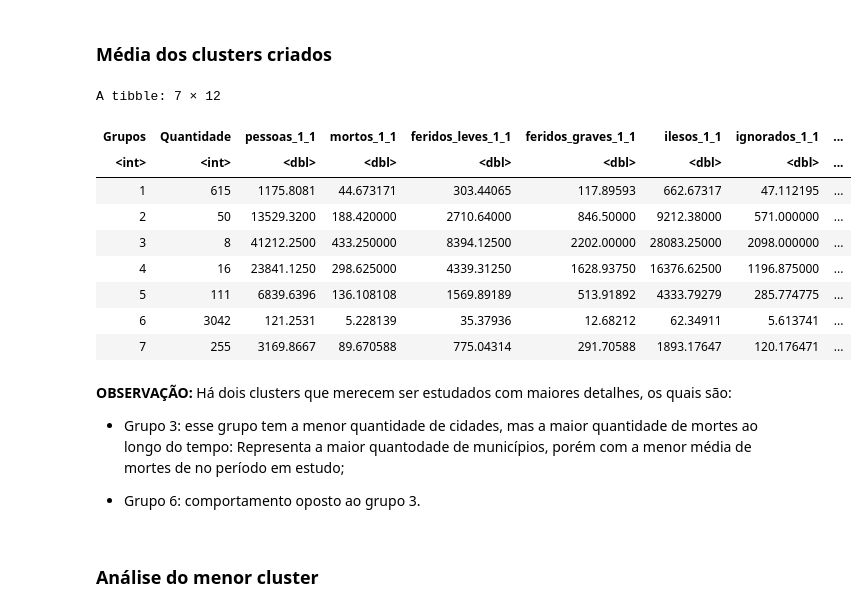
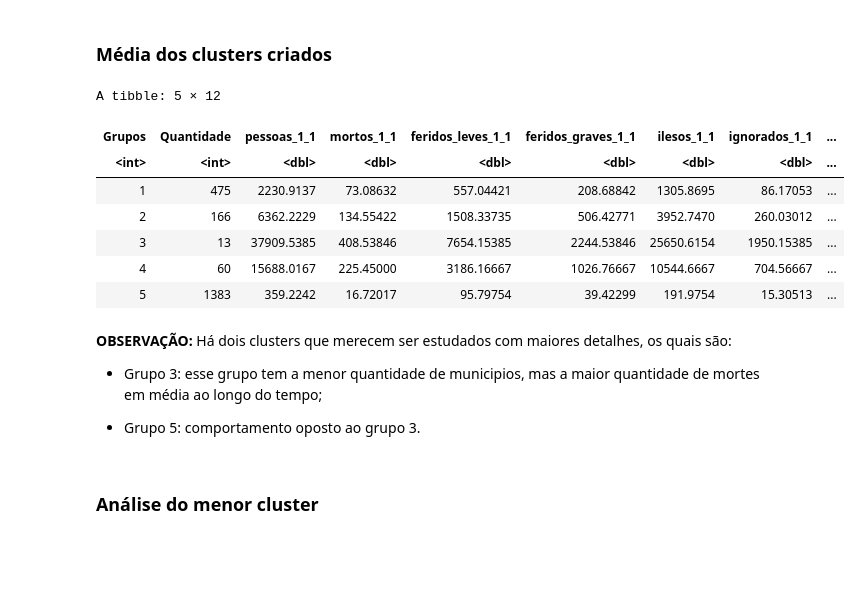
Before and after one commit to FelipeGBarreto/Projects, a Jupyter notebook: Clusters_Acidentes_BR.ipynb, the cells around one changed output. Cells and saved outputs as stored; diff of their text form; code cells hidden in the pictures; blank space fills up the shorter version.

```diff
--- a/Clusters_Acidentes_BR.ipynb
+++ b/Clusters_Acidentes_BR.ipynb
@@ -60,17 +59,0 @@ acidentes_sum_pad <- replace(x = acidentes_sum_pad, list = is.na(acidentes_sum_p
-# %%
-# Criando duas listas para armazenar as opções de clusters e de plots deles
-opc_cluster <- list()
-graph <- list()
-
-for(i in 1:4){
-  opc_cluster[[i]] <- kmeans(acidentes_sum_pad, centers = i + 3)
-  graph[[i]] <- fviz_cluster(opc_cluster[[i]], geom = "point", data = acidentes_sum_pad) + ggtitle(paste(i, "ª Opção - k = ",i+3, sep=""))
-}
-
-# Plotando as possibilidades predefinidas
-grid.arrange(graph[[1]], graph[[2]], graph[[3]], graph[[4]], nrow = 2)
-
-# Outra forma mais manual para fazer
-# municip.k4 <- kmeans(acidentes_sum_pad, centers = 4) # Já não tem na, mas se tivesse eu poderia utilizar na.omit(dataset)
-# G1 <- fviz_cluster(municip.k4, geom = "point", data = acidentes_sum_pad) + ggtitle("k = 4")
-# grid.arrange(G1, G2, G3, G4, nrow = 2)
@@ -87,0 +71,17 @@ grid.arrange(
+# %%
+# Criando duas listas para armazenar as opções de clusters e de plots deles
+opc_cluster <- list()
+graph <- list()
+
+for(i in 1:6){
+  opc_cluster[[i]] <- kmeans(acidentes_sum_pad, centers = i + 2)
+  graph[[i]] <- fviz_cluster(opc_cluster[[i]], geom = "point", data = acidentes_sum_pad) + ggtitle(paste(i, "ª Opção - k = ",i+2, sep=""))
+}
+
+# Plotando as possibilidades predefinidas
+grid.arrange(graph[[1]], graph[[2]], graph[[3]], graph[[4]], nrow = 2)
+
+# Outra forma mais manual para fazer
+# municip.k4 <- kmeans(acidentes_sum_pad, centers = 4) # Já não tem na, mas se tivesse eu poderia utilizar na.omit(dataset)
+# G1 <- fviz_cluster(municip.k4, geom = "point", data = acidentes_sum_pad) + ggtitle("k = 4")
+# grid.arrange(G1, G2, G3, G4, nrow = 2)
@@ -90,10 +92,10 @@ grid.arrange(
 # %%
-# Armazenando a 4ª opção escolhida (7 clusters)
-municip.k7 <- opc_cluster[[4]]
+# Armazenando a 3ª opção escolhida (5 clusters)
+municip.k5 <- opc_cluster[[3]]
 # %% [markdown]
 ### Juntando os dados
 # %%
-acidentes_clusters <- cbind(acidentes_sum, data.frame(municip.k7$cluster))
+acidentes_clusters <- cbind(acidentes_sum, data.frame(municip.k5$cluster))
 acidentes_clusters[sample(nrow(acidentes_clusters),5), ]
 # %% [output]
 A data.frame: 5 × 9
@@ -108,23 +110,22 @@ A data.frame: 5 × 9
 ### Média dos clusters criados
 # %%
 # Médias por grupo
-acidentes_clusters %>% group_by("Grupos" = municip.k7.cluster) %>% summarise("Quantidade"=n() ,across(everything(), list(mean)))
+acidentes_clusters %>% group_by("Grupos" = municip.k5.cluster) %>%
+    summarise("Quantidade"=n() ,across(everything(), list(mean)))
 # %% [output]
-A tibble: 7 × 12
+A tibble: 5 × 12
 | Grupos | Quantidade | pessoas_1_1 | mortos_1_1 | feridos_leves_1_1 | feridos_graves_1_1 | ilesos_1_1 | ignorados_1_1 | ... |
 | <int> | <int> | <dbl> | <dbl> | <dbl> | <dbl> | <dbl> | <dbl> | ... |
-| 1 | 615 | 1175.8081 | 44.673171 | 303.44065 | 117.89593 | 662.67317 | 47.112195 | ... |
-| 2 | 50 | 13529.3200 | 188.420000 | 2710.64000 | 846.50000 | 9212.38000 | 571.000000 | ... |
-| 3 | 8 | 41212.2500 | 433.250000 | 8394.12500 | 2202.00000 | 28083.25000 | 2098.000000 | ... |
-| 4 | 16 | 23841.1250 | 298.625000 | 4339.31250 | 1628.93750 | 16376.62500 | 1196.875000 | ... |
-| 5 | 111 | 6839.6396 | 136.108108 | 1569.89189 | 513.91892 | 4333.79279 | 285.774775 | ... |
-| 6 | 3042 | 121.2531 | 5.228139 | 35.37936 | 12.68212 | 62.34911 | 5.613741 | ... |
-| 7 | 255 | 3169.8667 | 89.670588 | 775.04314 | 291.70588 | 1893.17647 | 120.176471 | ... |
+| 1 | 475 | 2230.9137 | 73.08632 | 557.04421 | 208.68842 | 1305.8695 | 86.17053 | ... |
+| 2 | 166 | 6362.2229 | 134.55422 | 1508.33735 | 506.42771 | 3952.7470 | 260.03012 | ... |
+| 3 | 13 | 37909.5385 | 408.53846 | 7654.15385 | 2244.53846 | 25650.6154 | 1950.15385 | ... |
+| 4 | 60 | 15688.0167 | 225.45000 | 3186.16667 | 1026.76667 | 10544.6667 | 704.56667 | ... |
+| 5 | 1383 | 359.2242 | 16.72017 | 95.79754 | 39.42299 | 191.9754 | 15.30513 | ... |
 # %% [markdown]
 **OBSERVAÇÃO:** Há dois clusters que merecem ser estudados com maiores detalhes, os quais são:
-- Grupo 3: esse grupo tem a menor quantidade de cidades, mas a maior quantidade de mortes ao longo do tempo: Representa a maior quantodade de municípios, porém com a menor média de mortes de no período em estudo;
+- Grupo 3: esse grupo tem a menor quantidade de municipios, mas a maior quantidade de mortes em média ao longo do tempo;
 
-- Grupo 6: comportamento oposto ao grupo 3.
+- Grupo 5: comportamento oposto ao grupo 3.
 # %% [markdown]
 ### Análise do menor cluster
 # %%
```
Also changed, not shown: parts of 13 cells of this notebook.
